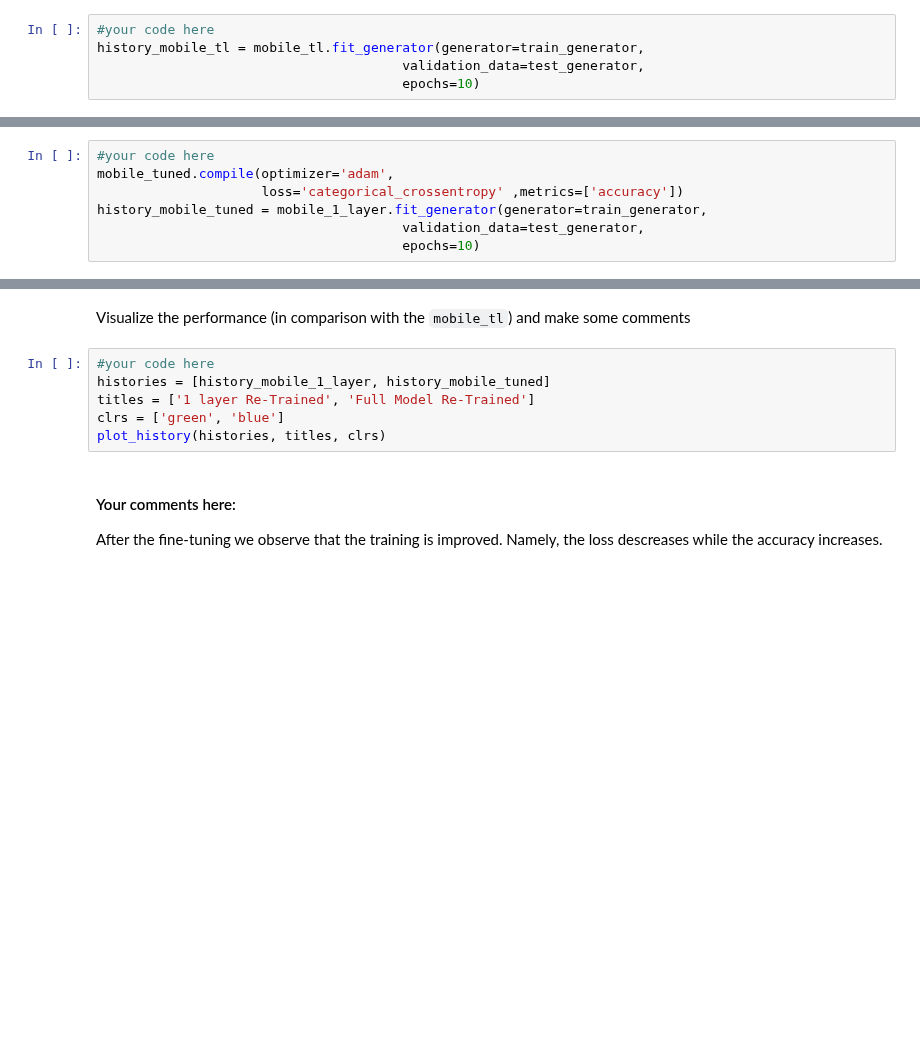
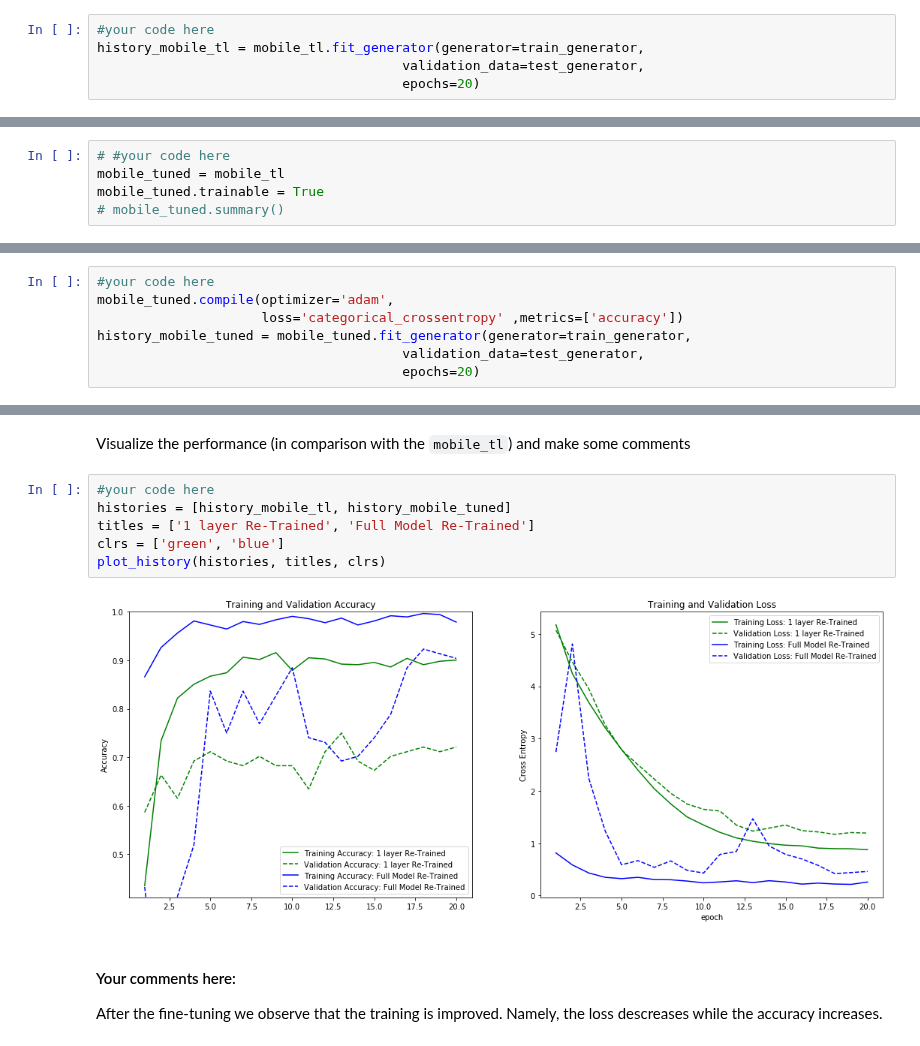
Before and after one commit to simonwarchol/2020-CS109B, a Jupyter notebook: content/homeworks/hw04/notebook/209/cs109b_hw1_209.ipynb, the cells around one changed output, grey strips where cells are left out. Saved outputs shown, nothing was run; the diff lists cells and outputs as text; blank space fills up the shorter version.

```diff
--- a/content/homeworks/hw04/notebook/209/cs109b_hw1_209.ipynb
+++ b/content/homeworks/hw04/notebook/209/cs109b_hw1_209.ipynb
@@ -443,5 +446,5 @@ For the specific example, the validation loss should be less than 1 and the accu
 #your code here
 history_mobile_tl = mobile_tl.fit_generator(generator=train_generator,
                                        validation_data=test_generator,
-                                       epochs=10)
+                                       epochs=20)
 # %% [output]
@@ -506,9 +520,14 @@ mobile_tuned = tf.keras.Sequential([
+# %%
+# #your code here
+mobile_tuned = mobile_tl
+mobile_tuned.trainable = True
+# mobile_tuned.summary()
 # %% [markdown]
 **3.2. [15pts] Compile the model, present the perfrormance of the new model, and visualize the feature maps with PCA**
 # %%
 #your code here
 mobile_tuned.compile(optimizer='adam',
                      loss='categorical_crossentropy' ,metrics=['accuracy'])
-history_mobile_tuned = mobile_1_layer.fit_generator(generator=train_generator,
+history_mobile_tuned = mobile_tuned.fit_generator(generator=train_generator,
                                        validation_data=test_generator,
-                                       epochs=10)
+                                       epochs=20)
@@ -516,10 +553,12 @@ history_mobile_tuned = mobile_1_layer.fit_generator(generator=train_generator,
 Visualize the performance (in comparison with the `mobile_tl`) and make some comments
 # %%
 #your code here
-histories = [history_mobile_1_layer, history_mobile_tuned]
+histories = [history_mobile_tl, history_mobile_tuned]
 titles = ['1 layer Re-Trained', 'Full Model Re-Trained']
 clrs = ['green', 'blue']
 plot_history(histories, titles, clrs)
+# %% [output]
+[figure, added]
 # %% [markdown]
 #### Your comments here:
 
```
Also changed, not shown: parts of 18 cells of this notebook, 5 other files.
